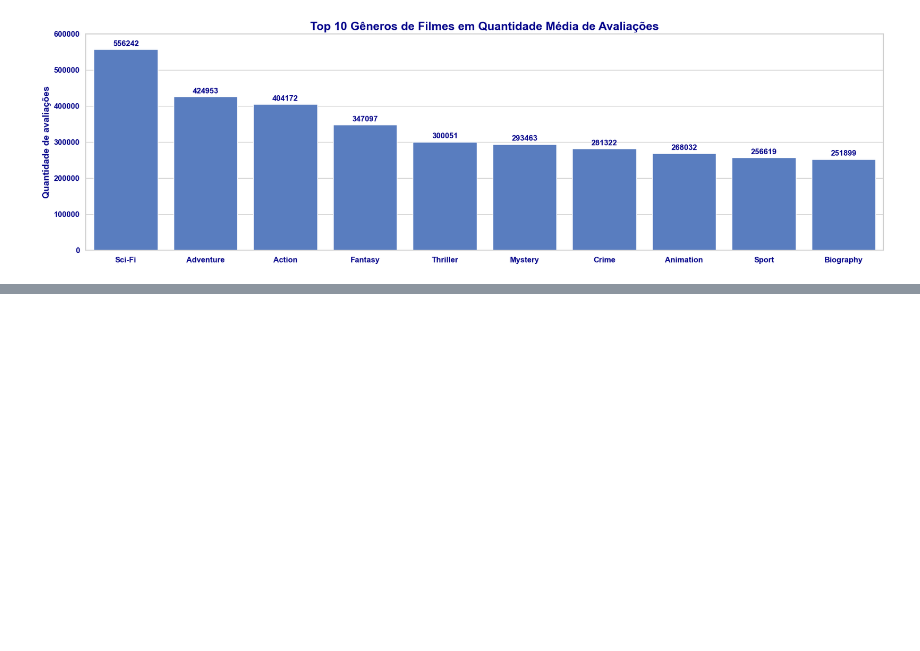
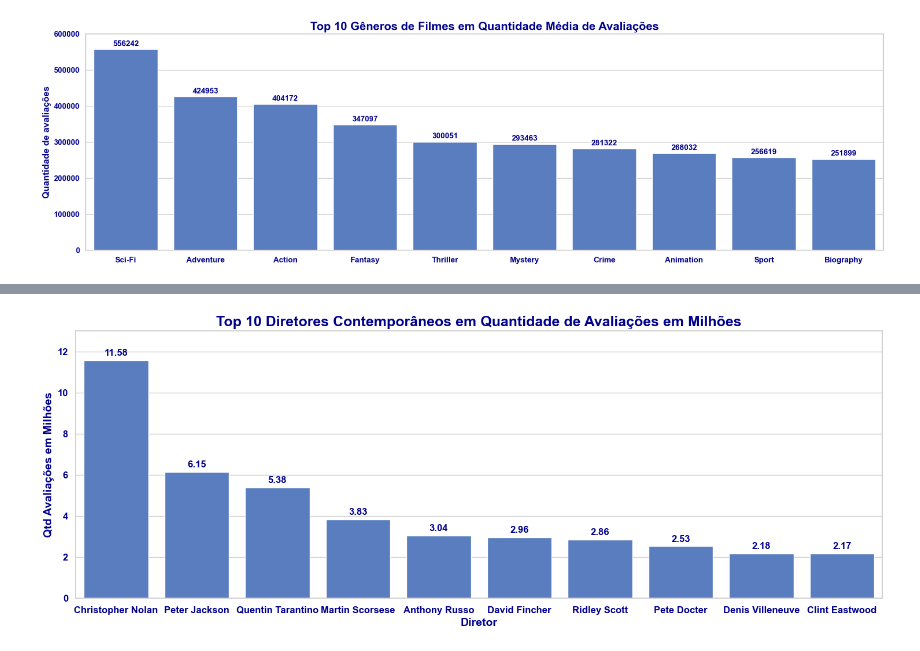
Before and after one commit to AurelioGuilherme/Desafio_Ciencia_de_Dados, a Jupyter notebook: Notebooks/EDA.ipynb, the cells around one changed output, grey strips where cells are left out. Cells and saved outputs as stored; diff of their text form; code cells hidden in the pictures; blank space fills up the shorter version.

```diff
--- a/Notebooks/EDA.ipynb
+++ b/Notebooks/EDA.ipynb
@@ -662,0 +735,20 @@ interactive(children=(Dropdown(description='year_tag', options=('1 - Early Cinem
+# %%
+df_groupby = df.query('Year_Tag == "5 - Contemporary"')\
+               .groupby("Director").agg(qtd_avaliacoes = ("No_of_Votes","sum"))\
+               .sort_values("qtd_avaliacoes", ascending=False)\
+               .head(10)
+
+df_groupby["qtd_avaliacoes"] = df_groupby["qtd_avaliacoes"] / 10**6
+
+barplot_custom(df_groupby,
+               figsize=(18,6),
+               col_x= 'Director',
+               col_y = 'qtd_avaliacoes',
+               title= "Top 10 Diretores Contemporâneos em Quantidade de Avaliações em Milhões",
+               y_label='Qtd Avaliações em Milhões',
+               x_label = 'Diretor',
+               bar_anotate=True,
+               anotate_float=2,
+               y_lim=[0,13])
+# %% [output]
+[figure, added]
```
Also changed, not shown: parts of 47 cells of this notebook.
